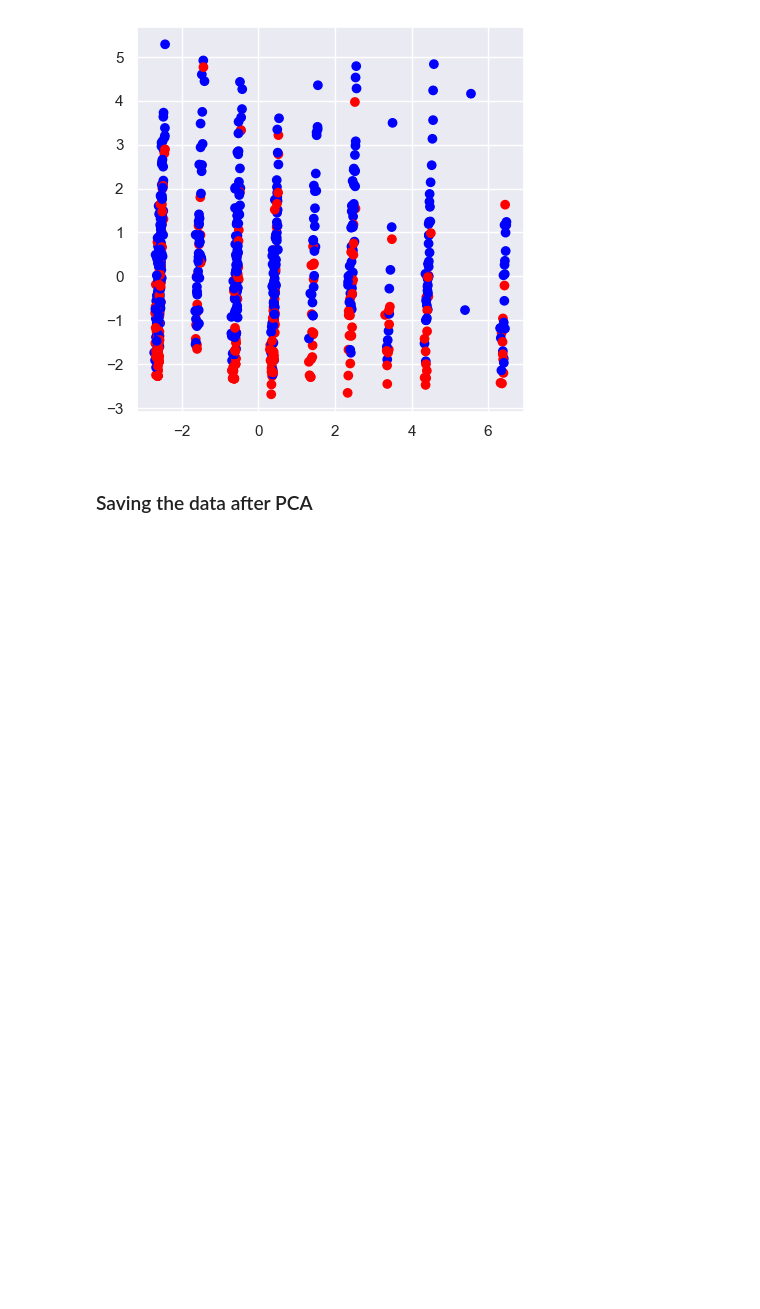
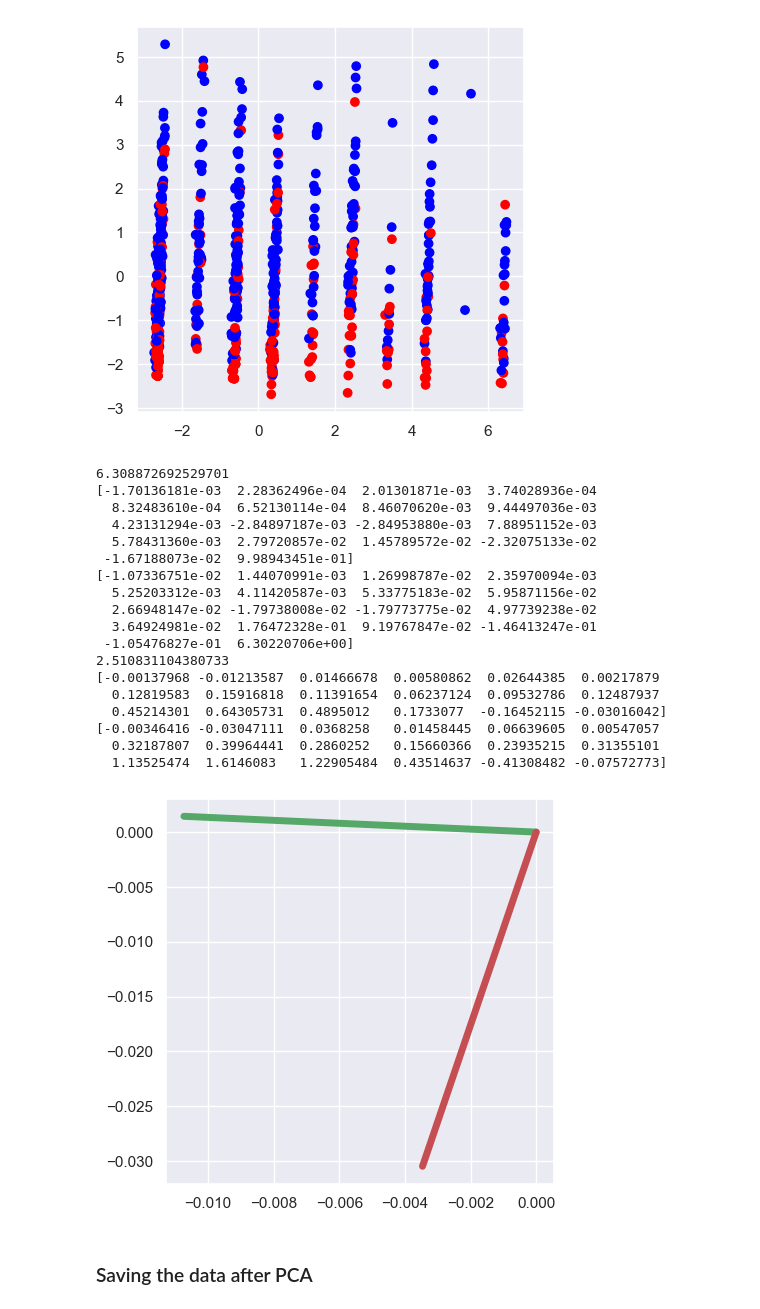
Before and after one commit to Liri-Be/DataMining, a Jupyter notebook: part-1/part1.ipynb, the cells around one changed output. Cells and saved outputs as stored; diff of their text form; code cells hidden in the pictures; blank space fills up the shorter version.

```diff
--- a/part-1/part1.ipynb
+++ b/part-1/part1.ipynb
@@ -1041,6 +1044,48 @@ plt.scatter(data_frame_pca[0], data_frame_pca[1], c=data_frame_clean['target_cod
 plt.show()
 # %% [output]
 [figure]
+# %%
+# plt.scatter(data_frame_pca[0], data_frame_pca[1], c=data_frame_clean['target_codes'].map(colordict))
+for i, (comp, var) in enumerate(zip(pca.components_[0:2], pca.explained_variance_[0:2])):
+    print(var)
+    print(comp)
+    comp = comp * var  # scale component by its variance explanation power
+    plt.plot(
+        [0, comp[0]],
+        [0, comp[1]],
+        label=f"Component {i}",
+        linewidth=5,
+        color=f"C{i + 2}",
+    )
+    print(comp)
+# plt.gca().set(
+#     aspect="equal",
+#     title="2-dimensional dataset with principal components",
+#     xlabel="first feature",
+#     ylabel="second feature",
+# )
+# plt.legend()
+# plt.show()
+# %% [output]
+6.308872692529701
+[-1.70136181e-03  2.28362496e-04  2.01301871e-03  3.74028936e-04
+  8.32483610e-04  6.52130114e-04  8.46070620e-03  9.44497036e-03
+  4.23131294e-03 -2.84897187e-03 -2.84953880e-03  7.88951152e-03
+  5.78431360e-03  2.79720857e-02  1.45789572e-02 -2.32075133e-02
+ -1.67188073e-02  9.98943451e-01]
+[-1.07336751e-02  1.44070991e-03  1.26998787e-02  2.35970094e-03
+  5.25203312e-03  4.11420587e-03  5.33775183e-02  5.95871156e-02
+  2.66948147e-02 -1.79738008e-02 -1.79773775e-02  4.97739238e-02
+  3.64924981e-02  1.76472328e-01  9.19767847e-02 -1.46413247e-01
+ -1.05476827e-01  6.30220706e+00]
+2.510831104380733
+[-0.00137968 -0.01213587  0.01466678  0.00580862  0.02644385  0.00217879
+  0.12819583  0.15916818  0.11391654  0.06237124  0.09532786  0.12487937
+  0.45214301  0.64305731  0.4895012   0.1733077  -0.16452115 -0.03016042]
+[-0.00346416 -0.03047111  0.0368258   0.01458445  0.06639605  0.00547057
+  0.32187807  0.39964441  0.2860252   0.15660366  0.23935215  0.31355101
+  1.13525474  1.6146083   1.22905484  0.43514637 -0.41308482 -0.07572773]
+[figure, added]
 # %% [markdown]
 ### Saving the data after PCA
 # %%
```
Also changed, not shown: parts of 5 cells of this notebook, 1 other file.
